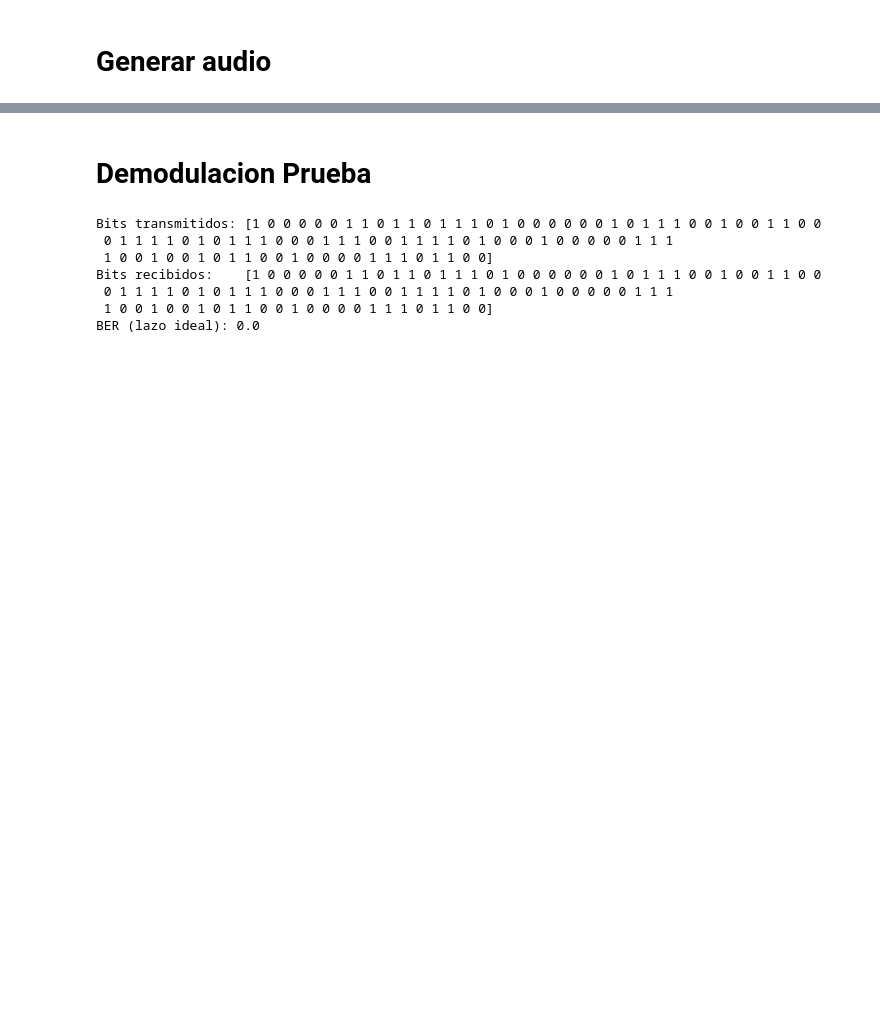
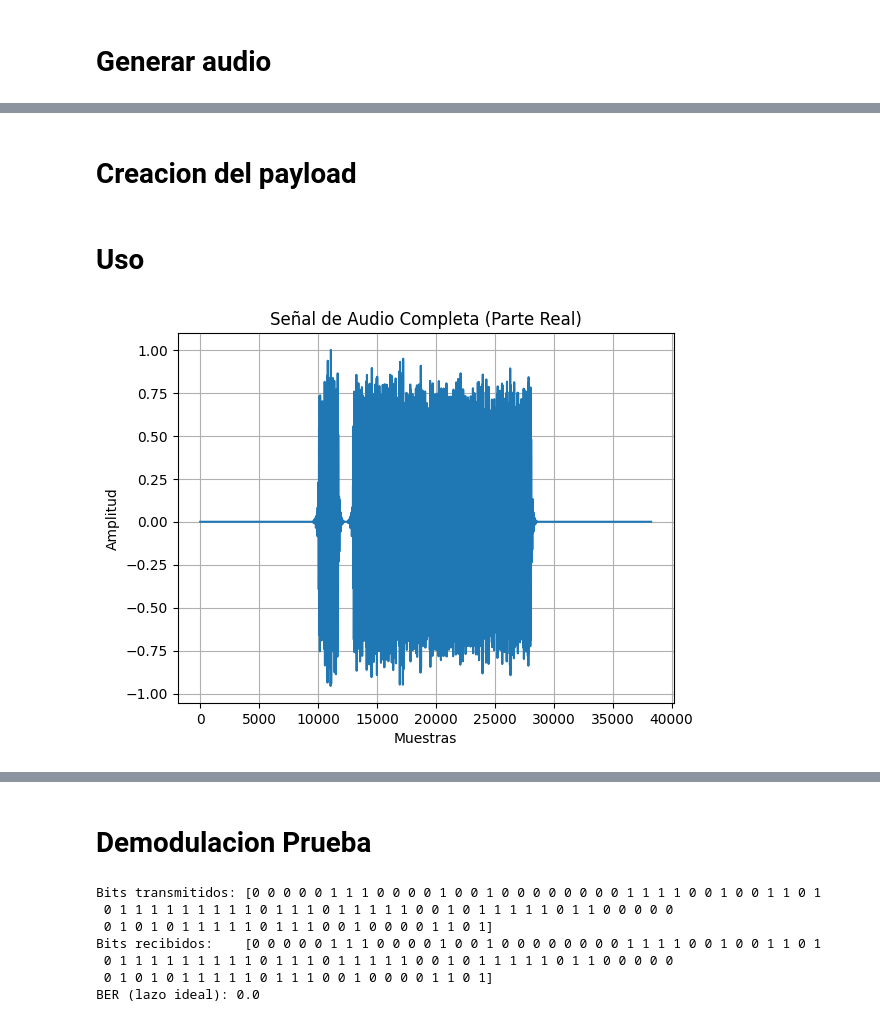
Before and after one commit to jbcgames/Proyecto-PDS, a Jupyter notebook: Transmisor.ipynb, the cells around one changed output, grey strips where cells are left out. Saved outputs shown, nothing was run; the diff lists cells and outputs as text; code cells hidden in the pictures; blank space fills up the shorter version.

```diff
--- a/Transmisor.ipynb
+++ b/Transmisor.ipynb
@@ -381,0 +396,2 @@ play_audio(tx_audio, FS)
+# %% [markdown]
+# Creacion del payload
@@ -381,0 +515,33 @@ play_audio(tx_audio, FS)
+# %% [markdown]
+# Uso
+# %%
+mensaje = "Hola, Mundo! Probando modem acústico 8PSK."
+
+tx_bb_frame, pilot_bb, meta = build_frame_from_text(
+    mensaje,
+    fs=FS,
+    sps=SPS,
+    beta=BETA,
+    span=SPAN,
+    bits_per_symbol=BITS_PER_SYMBOL,  # =3 para 8PSK
+    guard_ms=5.0,
+    pre_silence_ms=200.0,
+    post_silence_ms=200.0
+)
+
+fc = 1000  # tu portadora
+tx_audio = modulate_to_passband(tx_bb_frame, fc, FS)
+
+
+# Graficar la señal de audio completa
+plt.figure()
+plt.plot(tx_audio)
+plt.title("Señal de Audio Completa (Parte Real)")
+plt.xlabel("Muestras")
+plt.ylabel("Amplitud")
+plt.grid()
+plt.show()
+
+play_audio(tx_audio, FS)
+# %% [output]
+[figure, added]
@@ -525,7 +692,6 @@ def quick_demod_8psk(rx_audio, fc, fs, rrc_taps, sps, n_symbols=None):
 FS = 48000
 FC = 4000
 BITS_PER_SYMBOL = 3
-SPS = 128
 BETA = 0.35
 SPAN = 8
 
@@ -563,10 +729,10 @@ print("Bits transmitidos:", bits_tx[:n_bits_cmp])
 print("Bits recibidos:   ", bits_rx[:n_bits_cmp])
 print("BER (lazo ideal):", ber)
 # %% [output]
-Bits transmitidos: [1 0 0 0 0 0 1 1 0 1 1 0 1 1 1 0 1 0 0 0 0 0 0 1 0 1 1 1 0 0 1 0 0 1 1 0 0
- 0 1 1 1 1 0 1 0 1 1 1 0 0 0 1 1 1 0 0 1 1 1 1 0 1 0 0 0 1 0 0 0 0 0 1 1 1
- 1 0 0 1 0 0 1 0 1 1 0 0 1 0 0 0 0 1 1 1 0 1 1 0 0]
-Bits recibidos:    [1 0 0 0 0 0 1 1 0 1 1 0 1 1 1 0 1 0 0 0 0 0 0 1 0 1 1 1 0 0 1 0 0 1 1 0 0
- 0 1 1 1 1 0 1 0 1 1 1 0 0 0 1 1 1 0 0 1 1 1 1 0 1 0 0 0 1 0 0 0 0 0 1 1 1
- 1 0 0 1 0 0 1 0 1 1 0 0 1 0 0 0 0 1 1 1 0 1 1 0 0]
+Bits transmitidos: [0 0 0 0 0 1 1 1 0 0 0 0 1 0 0 1 0 0 0 0 0 0 0 0 1 1 1 1 0 0 1 0 0 1 1 0 1
+ 0 1 1 1 1 1 1 1 1 1 0 1 1 1 0 1 1 1 1 1 0 0 1 0 1 1 1 1 1 0 1 1 0 0 0 0 0
+ 0 1 0 1 0 1 1 1 1 1 0 1 1 1 0 0 1 0 0 0 0 1 1 0 1]
+Bits recibidos:    [0 0 0 0 0 1 1 1 0 0 0 0 1 0 0 1 0 0 0 0 0 0 0 0 1 1 1 1 0 0 1 0 0 1 1 0 1
+ 0 1 1 1 1 1 1 1 1 1 0 1 1 1 0 1 1 1 1 1 0 0 1 0 1 1 1 1 1 0 1 1 0 0 0 0 0
+ 0 1 0 1 0 1 1 1 1 1 0 1 1 1 0 0 1 0 0 0 0 1 1 0 1]
 BER (lazo ideal): 0.0
```
Also changed, not shown: parts of 11 cells of this notebook, 2 other files.
